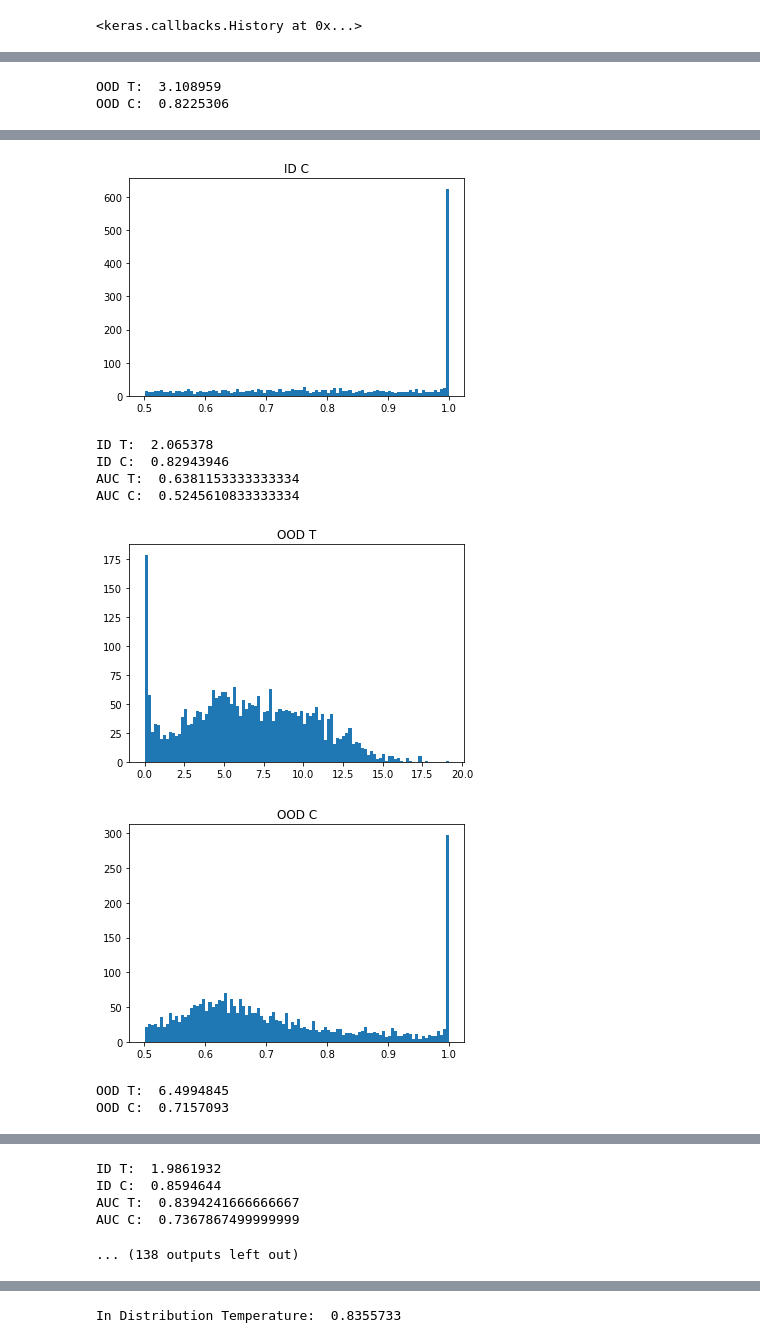
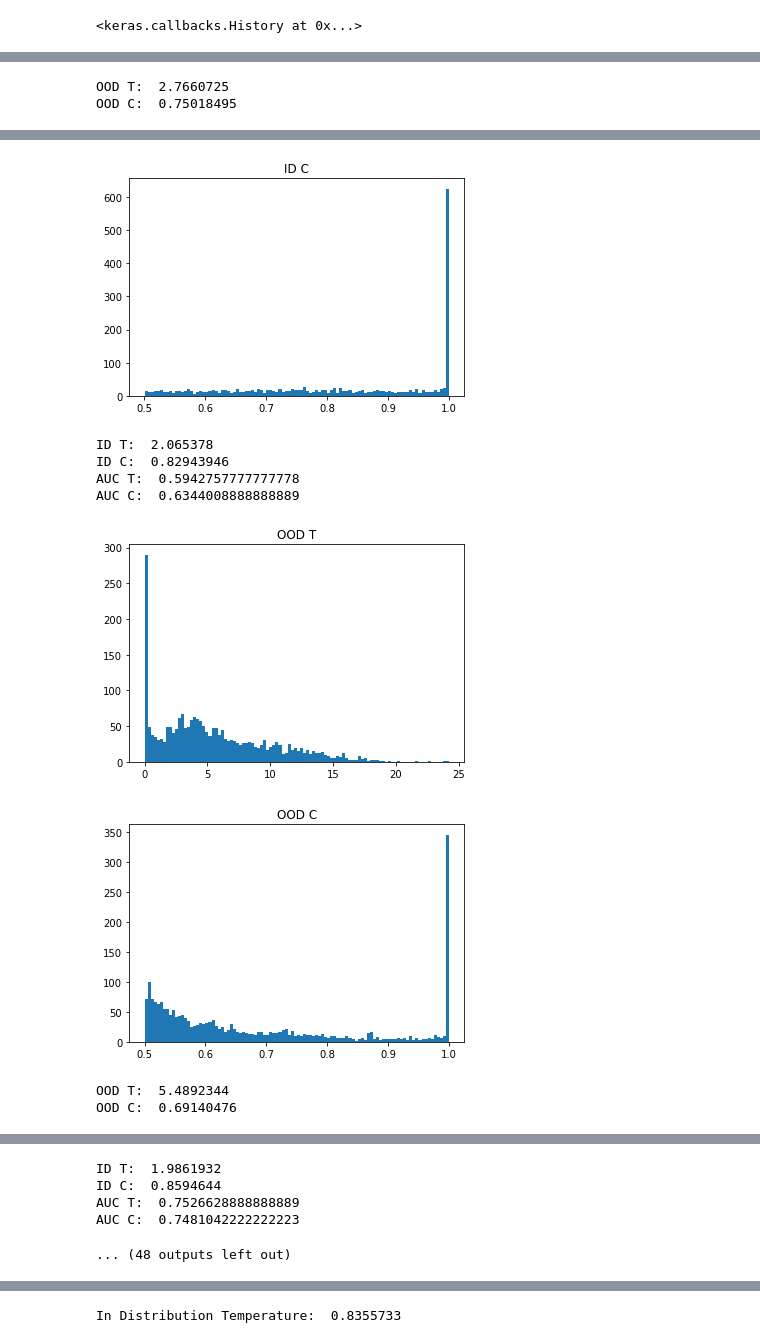
Before and after one commit to levinwil/TempVOS, a Jupyter notebook: Exploration.ipynb, the cells around one changed output, grey strips where cells are left out. Cells and saved outputs as stored; diff of their text form; code cells hidden in the pictures.

```diff
--- a/Exploration.ipynb
+++ b/Exploration.ipynb
@@ -236,7 +234,7 @@ encoding_X_ood_grad = deepcopy(encoding_X_ood)
 encoding_X_test_grad = deepcopy(encoding_X_test)
 auc_ts = []
 auc_cs = []
-for _ in range(25):
+for _ in range(10):
     tensor = tf.convert_to_tensor(encoding_X_ood_grad, dtype=tf.float32)
     with tf.GradientTape(persistent=True) as tape:
         tape.watch(tensor)
@@ -292,19 +290,19 @@ for _ in range(25):
-OOD T:  3.108959
-OOD C:  0.8225306
+OOD T:  2.7660725
+OOD C:  0.75018495
 [figure]
 [figure]
 ID T:  2.065378
 ID C:  0.82943946
-AUC T:  0.6381153333333334
-AUC C:  0.5245610833333334
+AUC T:  0.5942757777777778
+AUC C:  0.6344008888888889
-[figure, old version]
+[figure, new version]
-[figure, old version]
+[figure, new version]
-OOD T:  6.4994845
-OOD C:  0.7157093
+OOD T:  5.4892344
+OOD C:  0.69140476
 [figure]
 [figure]
 ID T:  1.9861932
 ID C:  0.8594644
-AUC T:  0.8394241666666667
-AUC C:  0.7367867499999999
+AUC T:  0.7526628888888889
+AUC C:  0.7481042222222223
-... (138 outputs left out)
+... (48 outputs left out)
```
Also changed, not shown: parts of 23 cells of this notebook.
